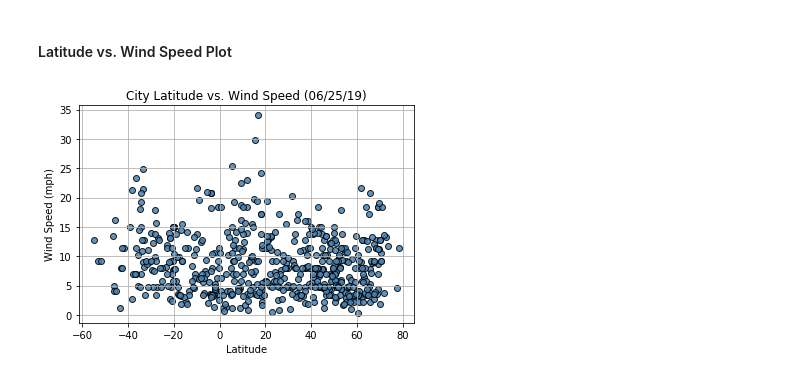
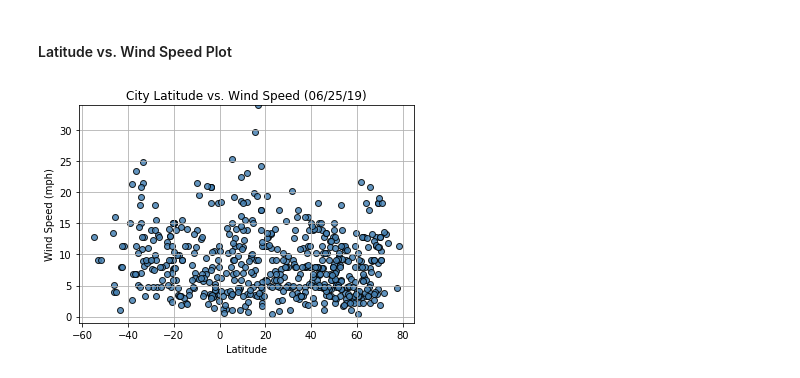
Before and after one commit to poojasheelvanth/WeatherPy-Using-Python-APIs, a Jupyter notebook: Weatherpy/WeatherPy.ipynb, the cells around one changed output. Cells and saved outputs as stored; diff of their text form; code cells hidden in the pictures.

```diff
--- a/Weatherpy/WeatherPy.ipynb
+++ b/Weatherpy/WeatherPy.ipynb
@@ -189,11 +191,12 @@ plt.savefig("../Images/City_Latitude_vs._Cloudiness.png")
 # %%
 x= Citi_Data["Lat"]
 y = Citi_Data["Wind Speed"]
 plt.scatter(x,y,marker ='o',c='steelblue', alpha =0.85,edgecolors='black')
 plt.xlabel("Latitude")
 plt.ylabel("Wind Speed (mph)")
+plt.ylim(-1,34)
 plt.title(f"City Latitude vs. Wind Speed ({date})")
 plt.grid()
 plt.savefig("../Images/City_Latitude_vs._Wind_Speed.png")
 # %% [output]
-[figure, old version]
+[figure, new version]
```
Also changed, not shown: parts of 3 cells of this notebook, 4 other files.
